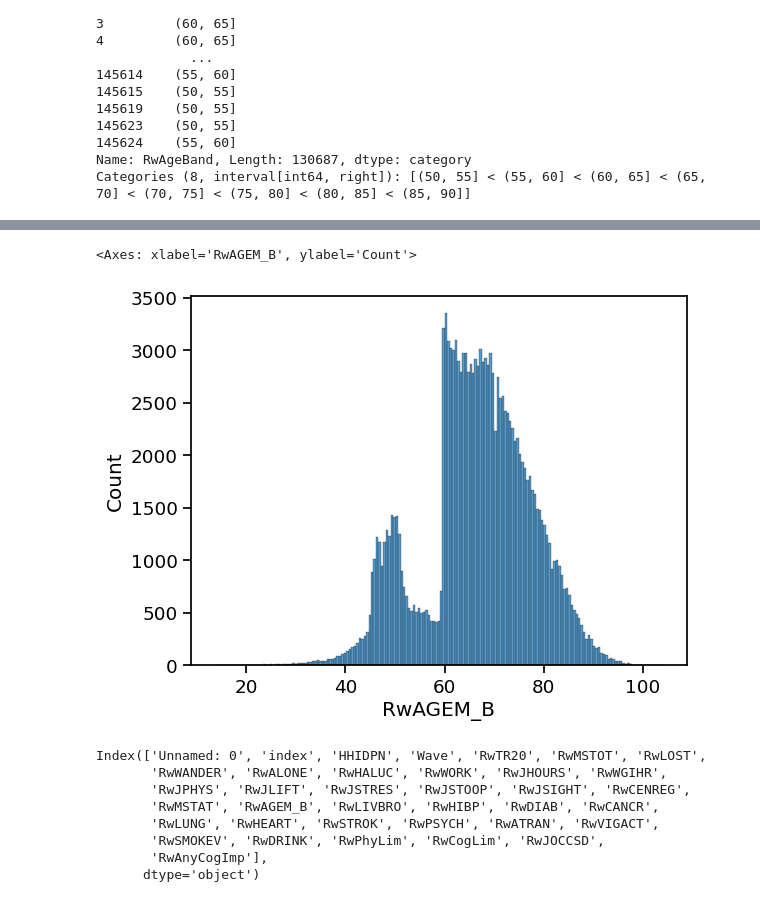
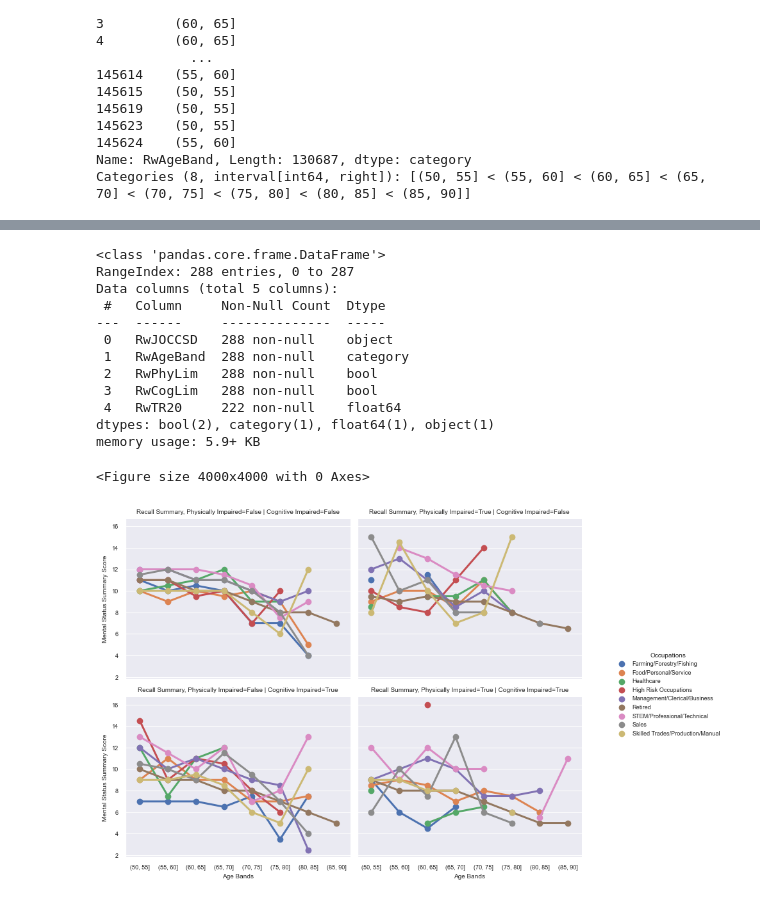
Before and after one commit to Owen-Darkhorse/Inter-Univer-Health-Data, a Jupyter notebook: Code/250622-LMM-Visualizations.ipynb, the cells around one changed output, grey strips where cells are left out. Cells and saved outputs as stored; diff of their text form; code cells hidden in the pictures.

```diff
--- a/Code/250622-LMM-Visualizations.ipynb
+++ b/Code/250622-LMM-Visualizations.ipynb
@@ -312,8 +316,8 @@ hrsWave.drop(['RwLOST_x', 'RwWANDER_x',
        'RwLOST_y', 'RwWANDER_y',
        'RwHALUC_y', 'RwALONE_y'], axis = 1, inplace=True)
 # %%
-# hrsWave["RwAgeBand"] = pd.cut(hrsWave["RwAGEM_B"],
-#                               list(range(50, 95, 5)))
+hrsWave["RwAgeBand"] = pd.cut(hrsWave["RwAGEM_B"],
+                              list(range(50, 95, 5)))
 hrsWave["RwAgeBand"] = hrsWave["RwAgeBand"].astype("category")
 # %% [output]
 0         (55, 60]
@@ -329,4 +333,10 @@ hrsWave["RwAgeBand"] = hrsWave["RwAgeBand"].astype("category")
 145624    (55, 60]
 Name: RwAgeBand, Length: 130687, dtype: category
 Categories (8, interval[int64, right]): [(50, 55] < (55, 60] < (60, 65] < (65, 70] < (70, 75] < (75, 80] < (80, 85] < (85, 90]]
+# %%
+## Rake the first 1000 samples
+n = 5000
+hhidpn = np.random.choice(hrsWave["HHIDPN"].unique(), size = n)
+idx = hrsWave["HHIDPN"].isin(hhidpn)
+df = hrsWave.loc[idx, :]
 # %%
@@ -390,0 +443,19 @@ m5Coef
+# %%
+# Compute median RwTR20 for each RwJOCCSD and Wave
+df["RwAgeBand"] = pd.cut(df["RwAGEM_B"],
+                              list(range(50, 100, 2)))
+
+median_df = df.groupby(['RwJOCCSD', 'RwAgeBand'], as_index=False)['RwTR20'].median()
+
+plt.figure(figsize = (20, 8))
+sns.set_theme(context = "notebook", font_scale=1.5)
+sns.pointplot(
+    data=median_df,
+    x="RwAgeBand", y="RwTR20", hue="RwJOCCSD"
+)
+plt.title("Median Recall Index vs Age, Grouped by Occupation")
+plt.legend(title="Occupations", bbox_to_anchor=(1.05, 1), loc='upper right', borderaxespad=0.)
+plt.xticks(rotation=30)
+plt.xlabel("Age Bands")
+plt.ylabel("Total Word Recall Summary")
+plt.tight_layout()
@@ -391,16 +479,31 @@ m5Coef
+# %%
+median_df.info()
+# %% [output]
+<class 'pandas.core.frame.DataFrame'>
+RangeIndex: 288 entries, 0 to 287
+Data columns (total 5 columns):
+ #   Column     Non-Null Count  Dtype
+---  ------     --------------  -----
+ 0   RwJOCCSD   288 non-null    object
+ 1   RwAgeBand  288 non-null    category
+ 2   RwPhyLim   288 non-null    bool
+ 3   RwCogLim   288 non-null    bool
+ 4   RwTR20     222 non-null    float64
+dtypes: bool(2), category(1), float64(1), object(1)
+memory usage: 5.9+ KB
 # %%
-sns.histplot(hrsWave, x = "RwAGEM_B")
+## Facet by Cognitive and Physical Limitations
+median_df = df.groupby(['RwJOCCSD', 'RwAgeBand', 'RwPhyLim', 'RwCogLim'], as_index=False)['RwTR20'].median()
+
+plt.figure(figsize = (40, 40))
+sns.set_theme(context = "paper", font_scale = 0.75)
+g = sns.FacetGrid(median_df, col='RwPhyLim', row='RwCogLim')
+g.map_dataframe(sns.pointplot, x="RwAgeBand", y="RwTR20",
+      hue="RwJOCCSD", palette="deep")
+g.add_legend(title="Occupations", bbox_to_anchor=(1.05, 0.5), loc='center left', borderaxespad=0.)
+g.set_titles("Recall Summary, Physically Impaired={col_name} | Cognitive Impaired={row_name}")
+g.set_axis_labels(x_var = "Age Bands", y_var= "Mental Status Summary Score")
+plt.tight_layout()
 # %% [output]
-<Axes: xlabel='RwAGEM_B', ylabel='Count'>
+<Figure size 4000x4000 with 0 Axes>
-[figure, old version]
+[figure, new version]
-# %%
-hrsWave.columns
-# %% [output]
-Index(['Unnamed: 0', 'index', 'HHIDPN', 'Wave', 'RwTR20', 'RwMSTOT', 'RwLOST',
-       'RwWANDER', 'RwALONE', 'RwHALUC', 'RwWORK', 'RwJHOURS', 'RwWGIHR',
-       'RwJPHYS', 'RwJLIFT', 'RwJSTRES', 'RwJSTOOP', 'RwJSIGHT', 'RwCENREG',
-       'RwMSTAT', 'RwAGEM_B', 'RwLIVBRO', 'RwHIBP', 'RwDIAB', 'RwCANCR',
-       'RwLUNG', 'RwHEART', 'RwSTROK', 'RwPSYCH', 'RwATRAN', 'RwVIGACT',
-       'RwSMOKEV', 'RwDRINK', 'RwPhyLim', 'RwCogLim', 'RwJOCCSD',
-       'RwAnyCogImp'],
-      dtype='object')
```
Also changed, not shown: parts of 21 cells of this notebook, 15 other files.
